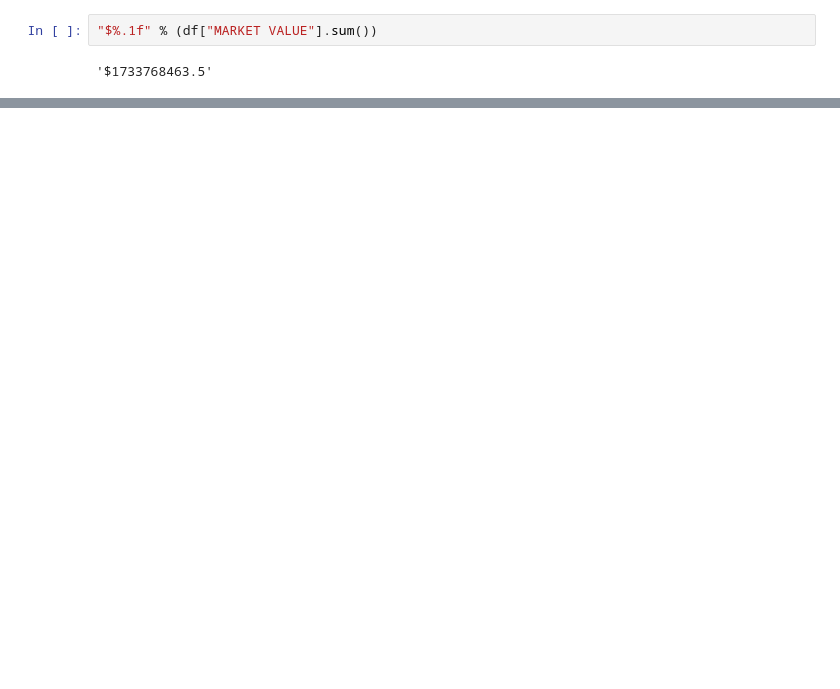
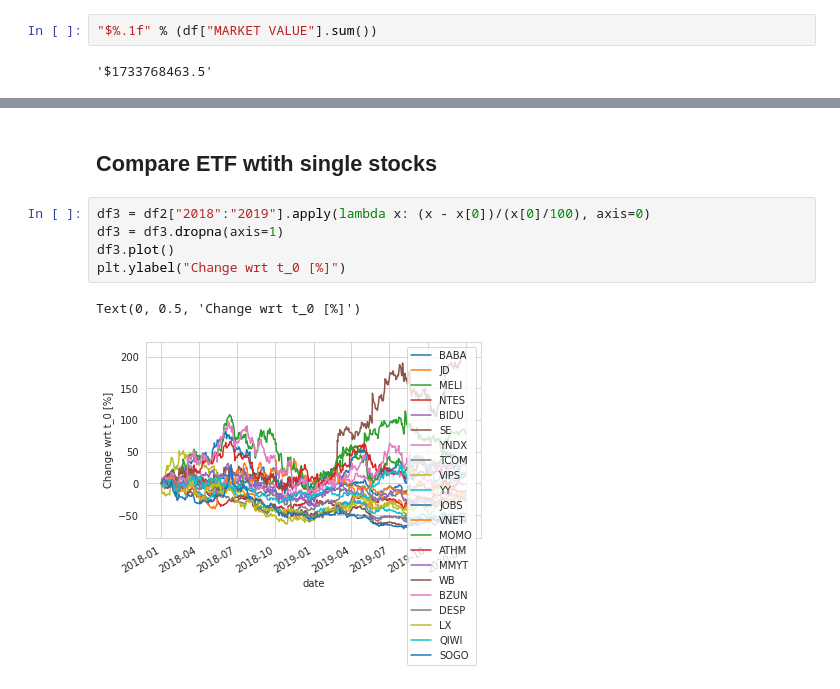
Before and after one commit to nicolasholland/VariousProjects, a Jupyter notebook: investment/EMQQ.ipynb, the cells around one changed output, grey strips where cells are left out. Drawn from its saved outputs; the diff is of its cells as text; blank space fills up the shorter version.

```diff
--- a/investment/EMQQ.ipynb
+++ b/investment/EMQQ.ipynb
@@ -124,0 +144,10 @@ cmap
+# %% [markdown]
+## Compare ETF wtith single stocks
+# %%
+df3 = df2["2018":"2019"].apply(lambda x: (x - x[0])/(x[0]/100), axis=0)
+df3 = df3.dropna(axis=1)
+df3.plot()
+plt.ylabel("Change wrt t_0 [%]")
+# %% [output]
+Text(0, 0.5, 'Change wrt t_0 [%]')
+[figure, added]
```
Also changed, not shown: parts of 13 cells of this notebook.
